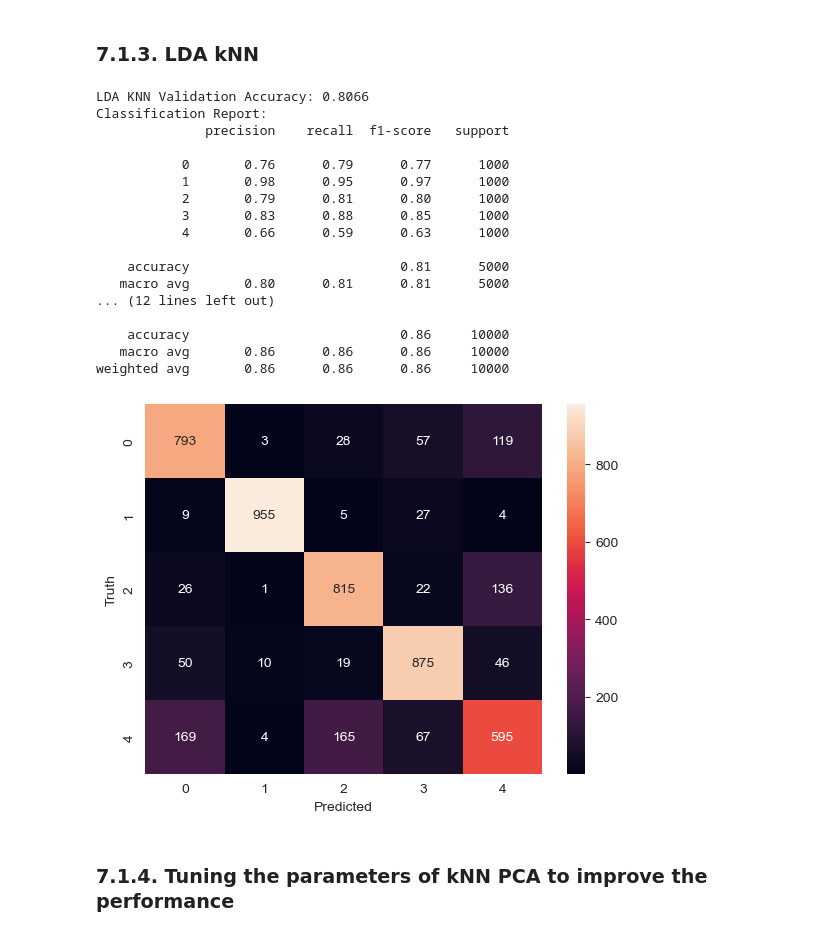
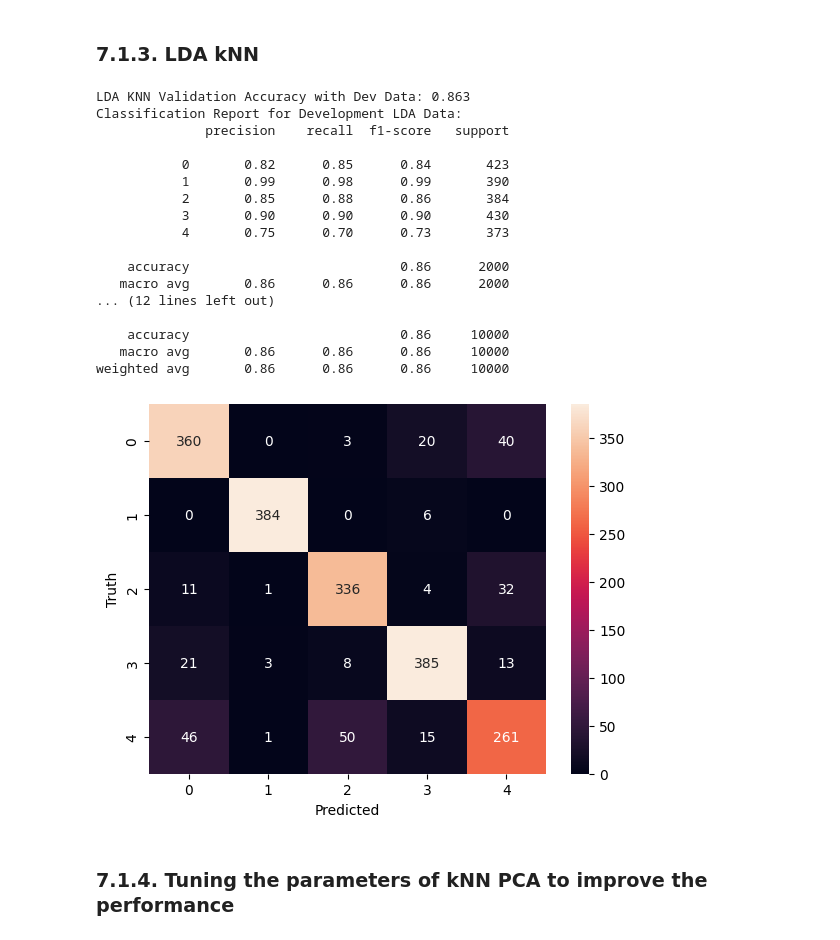
Before and after one commit to PetyaPetrova96/clasifying-clothing-types-, a Jupyter notebook: project.ipynb, the cells around one changed output. Drawn from its saved outputs; the diff is of its cells as text; code cells hidden in the pictures.

```diff
--- a/project.ipynb
+++ b/project.ipynb
@@ -845,61 +890,59 @@ weighted avg       0.84      0.84      0.84     10000
 # %%
 # Create and train the KNN classifier
 knn = KNeighborsClassifier()
-knn.fit(x_train_lda, y_train_data)
+knn.fit(x_train_lda_train, y_train_train)
 
-# Make predictions on the test data
-knn_predictions = knn.predict(x_test_lda)
+# Make predictions on the development LDA data
+knn_dev_predictions = knn.predict(x_train_lda_dev)
 
-# Calculate accuracy
-knn_accuracy = accuracy_score(y_test_data, knn_predictions)
-print(f'LDA KNN Validation Accuracy: {knn_accuracy}')
+# Calculate accuracy on the development LDA data
+knn_dev_accuracy = accuracy_score(y_train_dev, knn_dev_predictions)
+print(f'LDA KNN Validation Accuracy with Dev Data: {knn_dev_accuracy}')
 
-# Confusion matrix and heatmap
-cm_knn = confusion_matrix(y_test_data, knn_predictions)
-sns.heatmap(cm_knn, annot=True, fmt='d')
+# Confusion matrix and heatmap for the development LDA data
+cm_knn_dev = confusion_matrix(y_train_dev, knn_dev_predictions)
+sns.heatmap(cm_knn_dev, annot=True, fmt='d')
 plt.xlabel('Predicted')
 plt.ylabel('Truth')
 
+# Calculate precision, recall, and F1 score for the development LDA data
+precision_dev, recall_dev, f1_score_dev, _ = precision_recall_fscore_support(y_train_dev, knn_dev_predictions, average='weighted')
 
-# Calculate precision, recall, and F1 score on the test data
-precision, recall, f1_score, _ = precision_recall_fscore_support(y_test_data, knn_predictions, average='weighted')
+print("Classification Report for Development LDA Data:")
+print(classification_report(y_train_dev, knn_dev_predictions))
 
+# Perform cross-validation for accuracy on the LDA training data
+cv_accuracy_lda = cross_val_score(knn, x_train_lda, y_train_data, cv=5, scoring=make_scorer(accuracy_score))
+print(f'Cross-Validation Accuracy with LDA Data: {np.mean(cv_accuracy_lda):.4f}')
 
-print("Classification Report:")
-print(classification_report(y_test_data, knn_predictions))
+# Perform cross-validation for F1 score on the LDA training data
+cv_predictions_lda = cross_val_predict(knn, x_train_lda, y_train_data, cv=5)
+cv_f1_lda = calculate_f1_score(y_train_data, cv_predictions_lda, average='weighted')
+print(f'Cross-Validation F1 Score with LDA Data: {cv_f1_lda:.4f}')
 
-# Perform cross-validation for accuracy
-cv_accuracy = cross_val_score(knn, x_train_lda, y_train_data, cv=5, scoring=make_scorer(accuracy_score))
-print(f'Cross-Validation Accuracy: {np.mean(cv_accuracy):.4f}')
-
-# Perform cross-validation for F1 score
-cv_predictions = cross_val_predict(knn,x_train_lda, y_train_data, cv=5)
-cv_f1 = calculate_f1_score(y_train_data, cv_predictions, average='weighted')
-print(f'Cross-Validation F1 Score: {cv_f1:.4f}')
-
-# Print the classification report for cross-validation
-cv_report = classification_report(y_train_data, cv_predictions)
-print("Cross-Validation Classification Report:")
-print(cv_report)
+# Print the classification report for cross-validation on the LDA training data
+cv_report_lda = classification_report(y_train_data, cv_predictions_lda)
+print("Cross-Validation Classification Report with LDA Data:")
+print(cv_report_lda)
 # %% [output]
-LDA KNN Validation Accuracy: 0.8066
-Classification Report:
+LDA KNN Validation Accuracy with Dev Data: 0.863
+Classification Report for Development LDA Data:
               precision    recall  f1-score   support
 
-           0       0.76      0.79      0.77      1000
-           1       0.98      0.95      0.97      1000
-           2       0.79      0.81      0.80      1000
-           3       0.83      0.88      0.85      1000
-           4       0.66      0.59      0.63      1000
+           0       0.82      0.85      0.84       423
+           1       0.99      0.98      0.99       390
+           2       0.85      0.88      0.86       384
+           3       0.90      0.90      0.90       430
+           4       0.75      0.70      0.73       373
 
-    accuracy                           0.81      5000
-   macro avg       0.80      0.81      0.81      5000
+    accuracy                           0.86      2000
+   macro avg       0.86      0.86      0.86      2000
 ... (12 lines left out)
 
     accuracy                           0.86     10000
    macro avg       0.86      0.86      0.86     10000
 weighted avg       0.86      0.86      0.86     10000
-[figure, old version]
+[figure, new version]
 # %% [markdown]
 ### 7.1.4. Tuning the parameters of kNN PCA to improve the performance
 # %%
```
Also changed, not shown: parts of 28 cells of this notebook.
